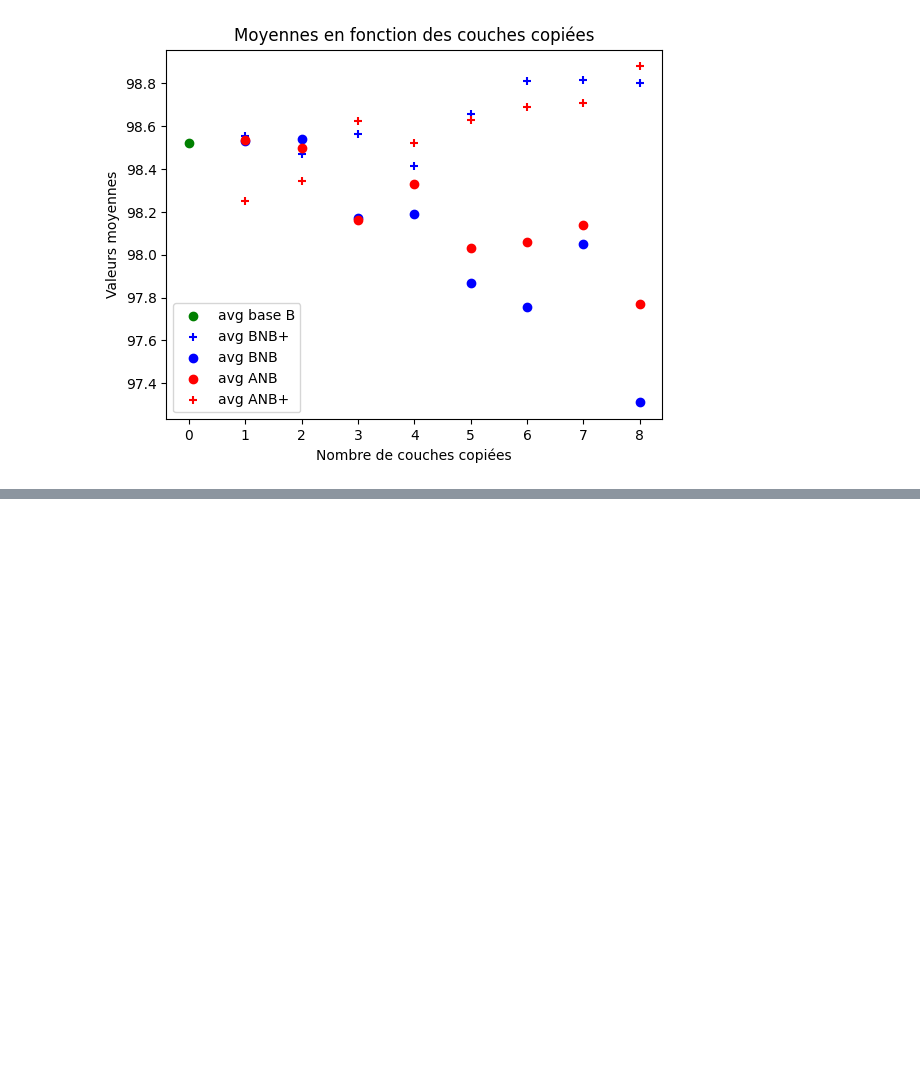
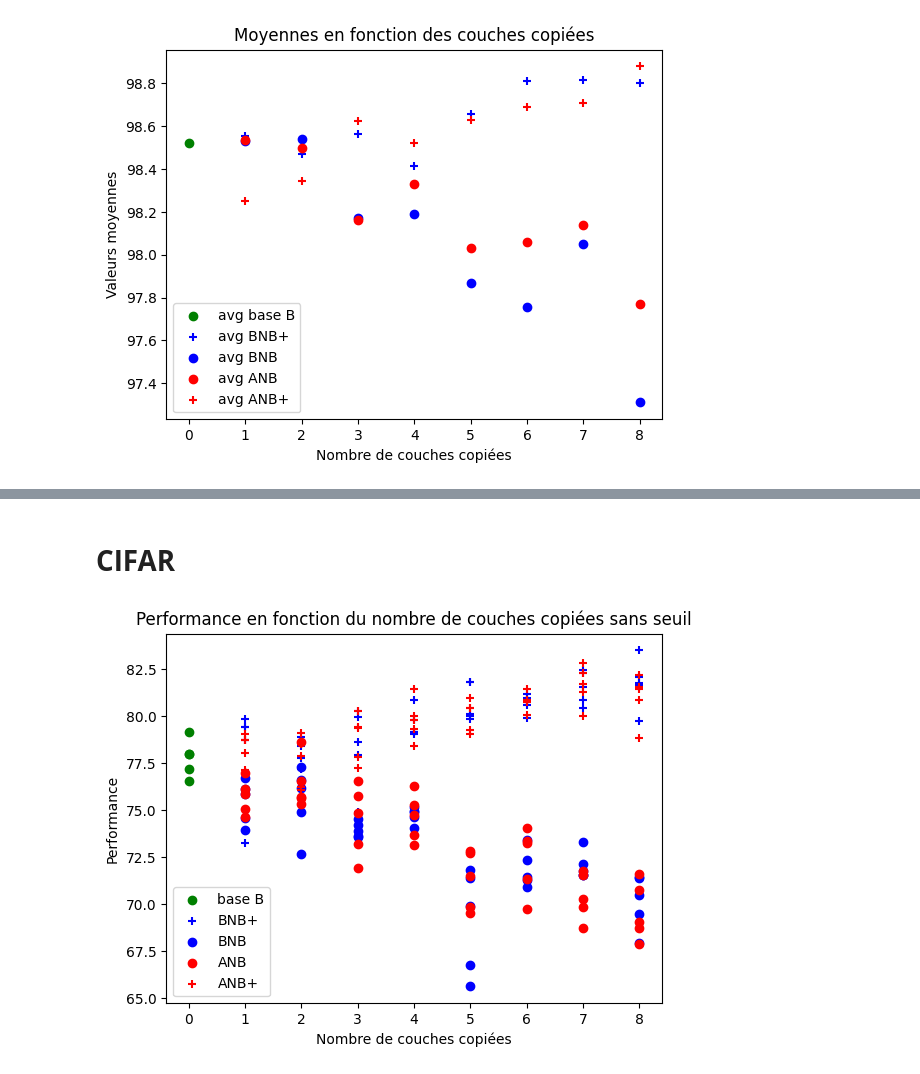
Before and after one commit to baptxste/Reproduction-study, a Jupyter notebook: analyse.ipynb, the cells around one changed output, grey strips where cells are left out. Saved outputs shown, nothing was run; the diff lists cells and outputs as text; code cells hidden in the pictures; blank space fills up the shorter version.

Commit message:
model changed and cifar

```diff
--- a/analyse.ipynb
+++ b/analyse.ipynb
@@ -155,0 +158,34 @@ plt.show()
+# %% [markdown]
+# **CIFAR**
+# %%
+seuil = 0
+
+bnbpx, bnbpy = charger_donnees("./resultats_cifar/BNB+.json", seuil)
+
+anbpx, anbpy = charger_donnees("./resultats_cifar/ANB+.json", seuil)
+
+anbx, anby = charger_donnees("./resultats_cifar/ANB.json", seuil)
+
+bnbx, bnby = charger_donnees("./resultats_cifar/BNB.json", seuil)
+
+
+with open("./resultats_cifar/base.json",'r') as file :
+    data = json.load(file)
+baseay = data["model A"]
+baseby = data["model B"]
+baseax = np.zeros(len(baseay))
+basebx = np.zeros(len(baseby))
+# print(len(baseby), len(basebx))
+# %%
+plt.scatter(basebx, baseby, marker='o', color="green", label="base B")
+plt.scatter(bnbpx, bnbpy, marker='+', color="blue", label="BNB+")
+plt.scatter(bnbx, bnby, marker='o', color='blue', label = "BNB")
+plt.scatter(anbx, anby, marker='o', color='red', label = "ANB")
+plt.scatter(anbpx, anbpy, marker='+', color="red", label = "ANB+" )
+plt.legend()
+plt.title(f"Performance en fonction du nombre de couches copiées sans seuil")
+plt.ylabel("Performance")
+plt.xlabel("Nombre de couches copiées")
+plt.show()
+# %% [output]
+[figure, added]
```
Also changed, not shown: parts of 6 cells of this notebook, 23 other files.
